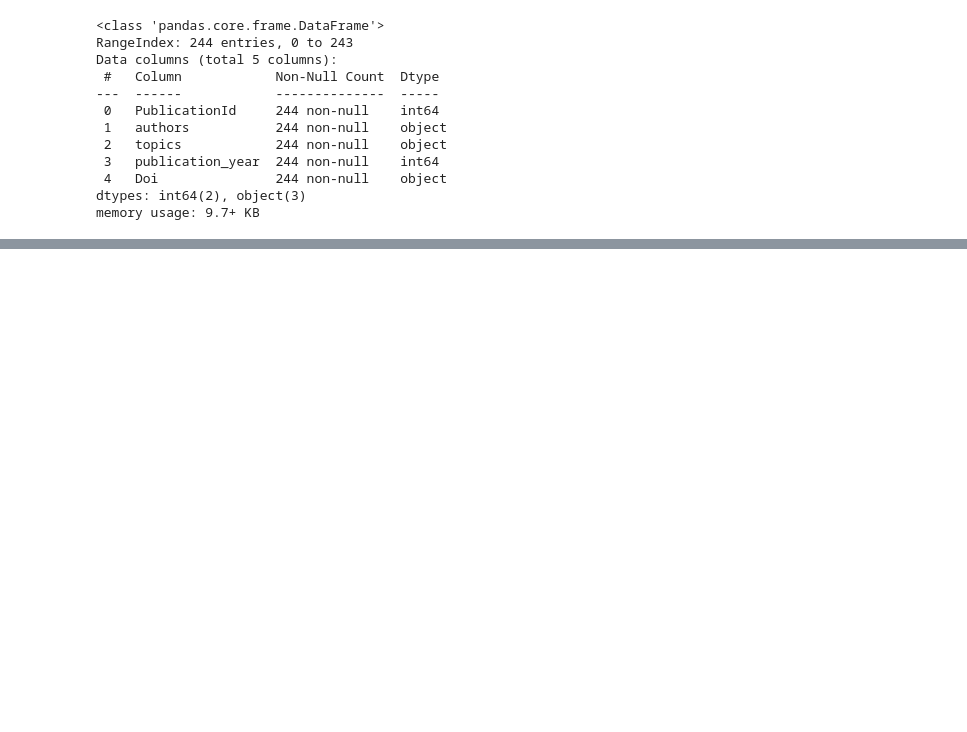
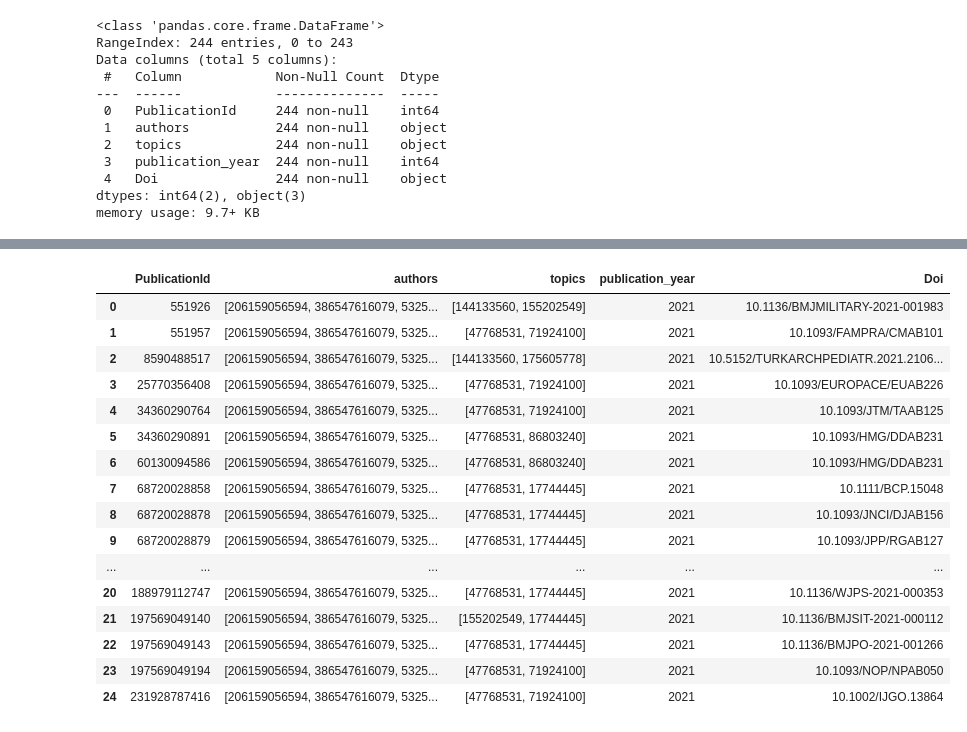
Before and after one commit to ereynrs/SciArticlesRecommender, a Jupyter notebook: notebooks/exploration.ipynb, the cells around one changed output, grey strips where cells are left out. Cells and saved outputs as stored; diff of their text form; code cells hidden in the pictures; blank space fills up the shorter version.

```diff
--- a/notebooks/exploration.ipynb
+++ b/notebooks/exploration.ipynb
@@ -109,0 +202,24 @@ in_publications.head(25)
+# %%
+# format authors field to list author ids
+# format topics to list topic ids
+in_publications.authors = in_publications.authors.apply(lambda x: re.findall(r'\d+', x))
+in_publications.topics = in_publications.topics.apply(lambda x: re.findall(r'\d+', x))
+in_publications.head(25)
+# %% [output]
+|  | PublicationId | authors | topics | publication_year | Doi |
+| 0 | 551926 | [206159056594, 386547616079, 5325... | [144133560, 155202549] | 2021 | 10.1136/BMJMILITARY-2021-001983 |
+| 1 | 551957 | [206159056594, 386547616079, 5325... | [47768531, 71924100] | 2021 | 10.1093/FAMPRA/CMAB101 |
+| 2 | 8590488517 | [206159056594, 386547616079, 5325... | [144133560, 175605778] | 2021 | 10.5152/TURKARCHPEDIATR.2021.2106... |
+| 3 | 25770356408 | [206159056594, 386547616079, 5325... | [47768531, 71924100] | 2021 | 10.1093/EUROPACE/EUAB226 |
+| 4 | 34360290764 | [206159056594, 386547616079, 5325... | [47768531, 71924100] | 2021 | 10.1093/JTM/TAAB125 |
+| 5 | 34360290891 | [206159056594, 386547616079, 5325... | [47768531, 86803240] | 2021 | 10.1093/HMG/DDAB231 |
+| 6 | 60130094586 | [206159056594, 386547616079, 5325... | [47768531, 86803240] | 2021 | 10.1093/HMG/DDAB231 |
+| 7 | 68720028858 | [206159056594, 386547616079, 5325... | [47768531, 17744445] | 2021 | 10.1111/BCP.15048 |
+| 8 | 68720028878 | [206159056594, 386547616079, 5325... | [47768531, 17744445] | 2021 | 10.1093/JNCI/DJAB156 |
+| 9 | 68720028879 | [206159056594, 386547616079, 5325... | [47768531, 17744445] | 2021 | 10.1093/JPP/RGAB127 |
+| ... | ... | ... | ... | ... | ... |
+| 20 | 188979112747 | [206159056594, 386547616079, 5325... | [47768531, 17744445] | 2021 | 10.1136/WJPS-2021-000353 |
+| 21 | 197569049140 | [206159056594, 386547616079, 5325... | [155202549, 17744445] | 2021 | 10.1136/BMJSIT-2021-000112 |
+| 22 | 197569049143 | [206159056594, 386547616079, 5325... | [47768531, 17744445] | 2021 | 10.1136/BMJPO-2021-001266 |
+| 23 | 197569049194 | [206159056594, 386547616079, 5325... | [47768531, 71924100] | 2021 | 10.1093/NOP/NPAB050 |
+| 24 | 231928787416 | [206159056594, 386547616079, 5325... | [47768531, 71924100] | 2021 | 10.1002/IJGO.13864 |
```
Also changed, not shown: parts of 9 cells of this notebook.
